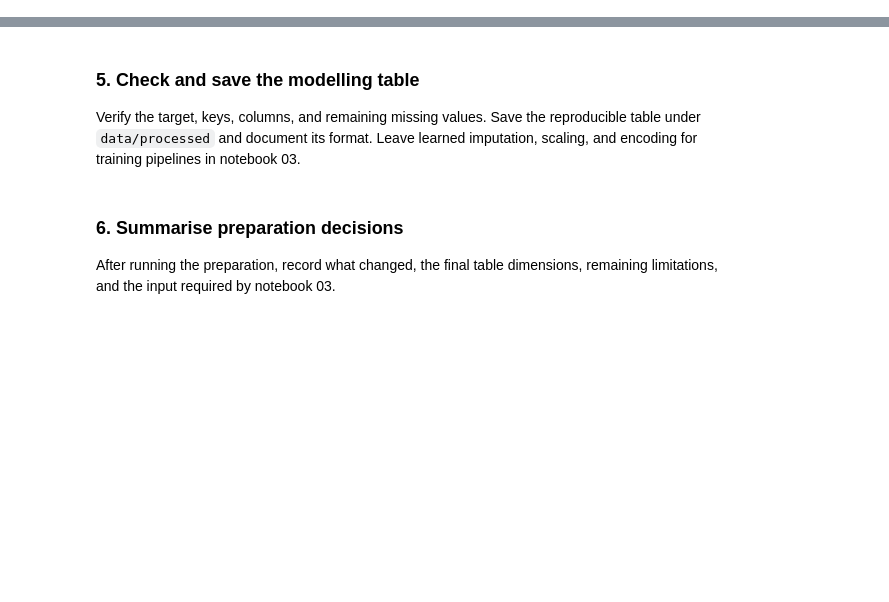
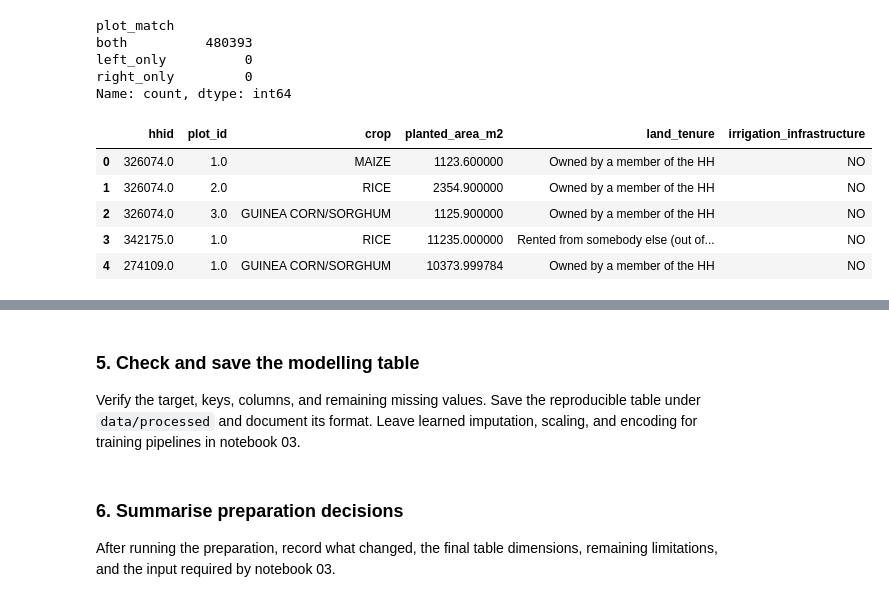
Before and after one commit to Chizycodes/nass-harvest-loss-prediction, a Jupyter notebook: notebooks/02_data_preparation.ipynb, the cells around one changed output, grey strips where cells are left out. Drawn from its saved outputs; the diff is of its cells as text; code cells hidden in the pictures; blank space fills up the shorter version.

```diff
--- a/notebooks/02_data_preparation.ipynb
+++ b/notebooks/02_data_preparation.ipynb
@@ -10,0 +93,18 @@ Explain why each table is needed, load it from `data/raw`, and inspect its keys
+# %%
+# Store the four DataFrames together so we can check them consistently.
+source_tables = {
+    "Harvest": harvest,
+    "Households": households,
+    "Plots": plots,
+    "Crops": crops
+}
+
+# Display dimensions and a small preview of each selected input.
+for name, table in source_tables.items():
+    print(
+        f"\n{name}: "
+        f"{table.shape[0]:,} rows, "
+        f"{table.shape[1]} columns"
+    )
+
+    display(table.head(3))
@@ -22,0 +366,59 @@ Prepare plot/crop information at household–crop level. Check key uniqueness, u
+# %%
+# Define the identifying columns for each source table.
+PLOT_KEY = ["hhid", "plot_id"]
+
+source_keys = {
+    "Harvest": RECORD_KEY,
+    "Households": ["hhid"],
+    "Plots": PLOT_KEY,
+    "Crops": ["hhid", "plot_id", "crop"]
+}
+
+# Confirm that every source has complete, unique identifying keys.
+# An assertion stops execution if its condition is false.
+for name, table in source_tables.items():
+    keys = source_keys[name]
+
+    assert not table[keys].isna().any().any(), (
+        f"{name} contains missing key values."
+    )
+
+    assert not table.duplicated(keys).any(), (
+        f"{name} contains duplicate keys."
+    )
+
+# Keep every crop–plot record and attach its plot characteristics.
+crop_plots = crops.merge(
+    plots,
+    on=PLOT_KEY,
+    how="left",
+    validate="many_to_one",
+    indicator="plot_match"
+)
+
+# The join must preserve the crop table's row count.
+assert len(crop_plots) == len(crops)
+
+# Check that every crop–plot record found a matching plot.
+display(crop_plots["plot_match"].value_counts())
+
+assert crop_plots["plot_match"].eq("both").all(), (
+    "Some crop records did not match a plot."
+)
+
+# Remove the temporary matching-status column after checking it.
+crop_plots = crop_plots.drop(columns="plot_match")
+
+display(crop_plots.head())
+# %% [output]
+plot_match
+both          480393
+left_only          0
+right_only         0
+Name: count, dtype: int64
+|  | hhid | plot_id | crop | planted_area_m2 | land_tenure | irrigation_infrastructure |
+| 0 | 326074.0 | 1.0 | MAIZE | 1123.600000 | Owned by a member of the HH | NO |
+| 1 | 326074.0 | 2.0 | RICE | 2354.900000 | Owned by a member of the HH | NO |
+| 2 | 326074.0 | 3.0 | GUINEA CORN/SORGHUM | 1125.900000 | Owned by a member of the HH | NO |
+| 3 | 342175.0 | 1.0 | RICE | 11235.000000 | Rented from somebody else (out of... | NO |
+| 4 | 274109.0 | 1.0 | GUINEA CORN/SORGHUM | 10373.999784 | Owned by a member of the HH | NO |
```
Also changed, not shown: parts of 22 cells of this notebook, 1 other file.
